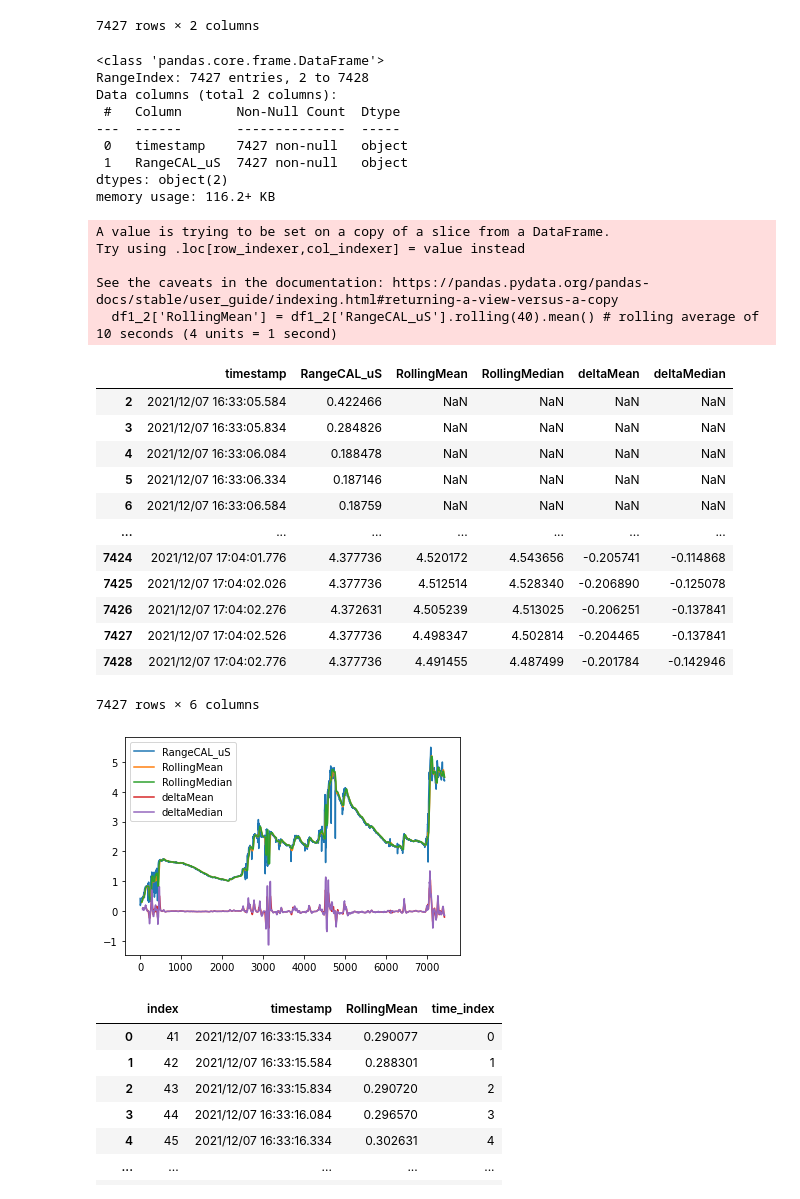
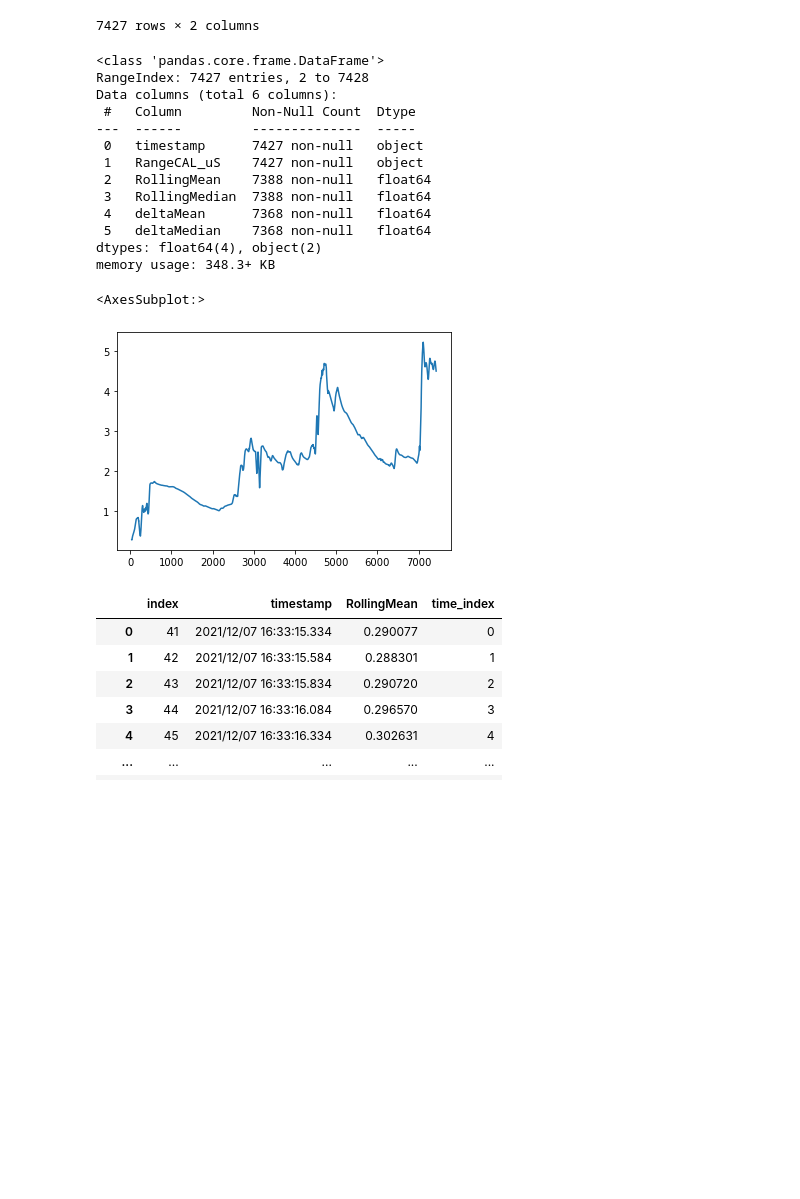
Before and after one commit to Inn0/STP1StressVisualisation, a Jupyter notebook: StressThreshold.ipynb, the cells around one changed output. Drawn from its saved outputs; the diff is of its cells as text; code cells hidden in the pictures; blank space fills up the shorter version.

Commit message:
Adjust parameter and visualize

```diff
--- a/StressThreshold.ipynb
+++ b/StressThreshold.ipynb
@@ -144,42 +144,28 @@ df1_2
 # %%
 
 df1_2.info()
 df1_2['RollingMean'] = df1_2['RangeCAL_uS'].rolling(40).mean() # rolling average of 10 seconds (4 units = 1 second)
 
 df1_2['RollingMedian'] = df1_2['RangeCAL_uS'].rolling(40).median() # rolling median of 10 seconds
 df1_2['deltaMean'] = df1_2.RollingMean.diff(periods =20)
 df1_2['deltaMedian'] = df1_2.RollingMedian.diff(periods =20)
-df1_2.plot()
-df1_2
+df1_2['RollingMean'].plot()
 # %% [output]
 <class 'pandas.core.frame.DataFrame'>
 RangeIndex: 7427 entries, 2 to 7428
-Data columns (total 2 columns):
- #   Column       Non-Null Count  Dtype
----  ------       --------------  -----
- 0   timestamp    7427 non-null   object
- 1   RangeCAL_uS  7427 non-null   object
-dtypes: object(2)
-memory usage: 116.2+ KB
+Data columns (total 6 columns):
+ #   Column         Non-Null Count  Dtype
+---  ------         --------------  -----
+ 0   timestamp      7427 non-null   object
+ 1   RangeCAL_uS    7427 non-null   object
+ 2   RollingMean    7388 non-null   float64
+ 3   RollingMedian  7388 non-null   float64
+ 4   deltaMean      7368 non-null   float64
+ 5   deltaMedian    7368 non-null   float64
+dtypes: float64(4), object(2)
+memory usage: 348.3+ KB
-A value is trying to be set on a copy of a slice from a DataFrame.
-Try using .loc[row_indexer,col_indexer] = value instead
-
-See the caveats in the documentation: https://pandas.pydata.org/pandas-docs/stable/user_guide/indexing.html#returning-a-view-versus-a-copy
-  df1_2['RollingMean'] = df1_2['RangeCAL_uS'].rolling(40).mean() # rolling average of 10 seconds (4 units = 1 second)
+<AxesSubplot:>
-|  | timestamp | RangeCAL_uS | RollingMean | RollingMedian | deltaMean | deltaMedian |
-| 2 | 2021/12/07 16:33:05.584 | 0.422466 | NaN | NaN | NaN | NaN |
-| 3 | 2021/12/07 16:33:05.834 | 0.284826 | NaN | NaN | NaN | NaN |
-| 4 | 2021/12/07 16:33:06.084 | 0.188478 | NaN | NaN | NaN | NaN |
-| 5 | 2021/12/07 16:33:06.334 | 0.187146 | NaN | NaN | NaN | NaN |
-| 6 | 2021/12/07 16:33:06.584 | 0.18759 | NaN | NaN | NaN | NaN |
-| ... | ... | ... | ... | ... | ... | ... |
-| 7424 | 2021/12/07 17:04:01.776 | 4.377736 | 4.520172 | 4.543656 | -0.205741 | -0.114868 |
-| 7425 | 2021/12/07 17:04:02.026 | 4.377736 | 4.512514 | 4.528340 | -0.206890 | -0.125078 |
-| 7426 | 2021/12/07 17:04:02.276 | 4.372631 | 4.505239 | 4.513025 | -0.206251 | -0.137841 |
-| 7427 | 2021/12/07 17:04:02.526 | 4.377736 | 4.498347 | 4.502814 | -0.204465 | -0.137841 |
-| 7428 | 2021/12/07 17:04:02.776 | 4.377736 | 4.491455 | 4.487499 | -0.201784 | -0.142946 |
-7427 rows × 6 columns
-[figure, old version]
+[figure, new version]
 # %%
 anomaly_detection_df = df1_2[['timestamp', 'RollingMean']].copy().dropna()
 anomaly_detection_df = anomaly_detection_df.reset_index()
```
Also changed, not shown: parts of 1 cell of this notebook.
